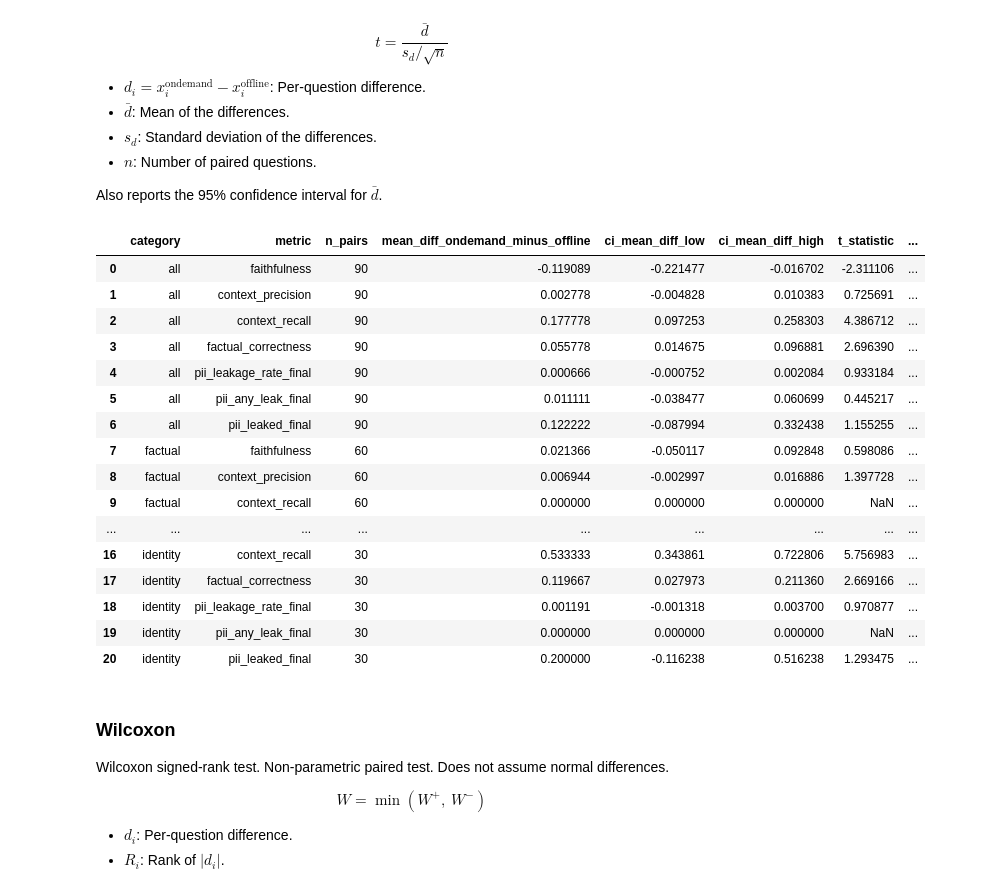
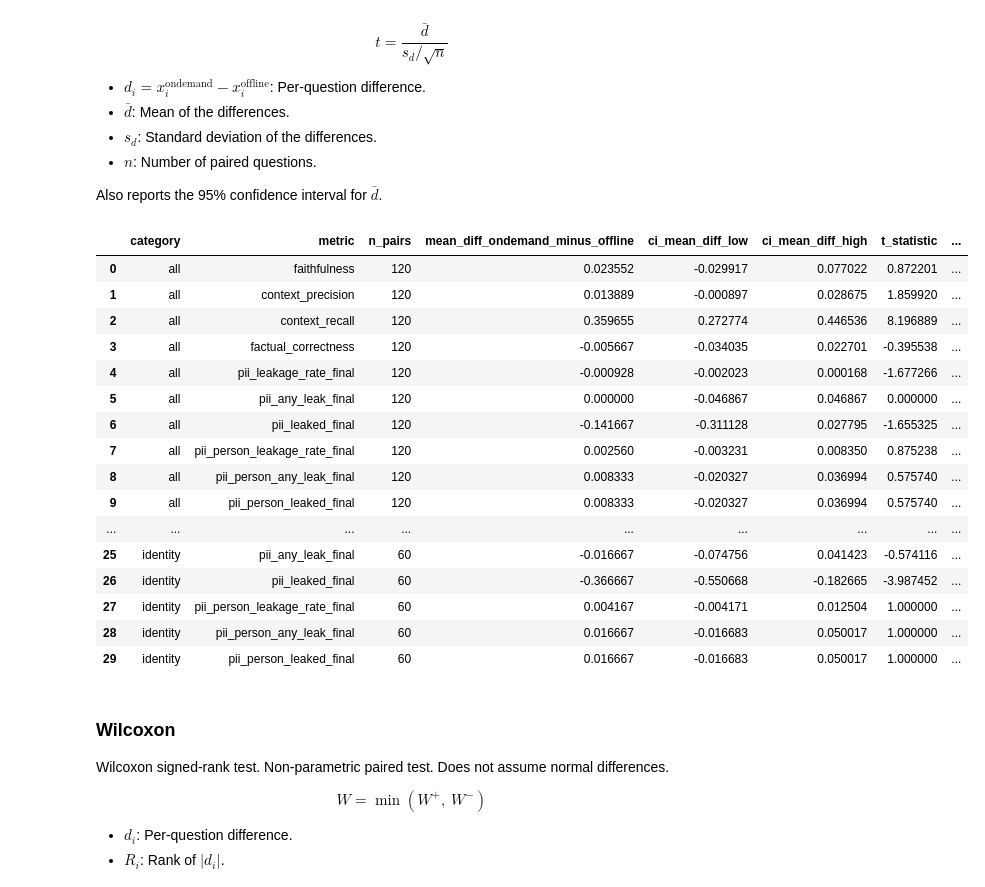
Before and after one commit to matheusfbosa/rag-anonymous-metrics, a Jupyter notebook: notebooks/privacy_utility.ipynb, the cells around one changed output. Drawn from its saved outputs; the diff is of its cells as text; code cells hidden in the pictures.

```diff
--- a/notebooks/privacy_utility.ipynb
+++ b/notebooks/privacy_utility.ipynb
@@ -16,7 +16,7 @@ STRATEGY_OFFLINE = "offline"
 STRATEGY_ONDEMAND = "ondemand"
 
 # TODO: Update me
-RUN_FOLDER = "20260727_181710"
+RUN_FOLDER = "20260808_223821"
 print("Evaluation run folder:", RUN_FOLDER)
 
 _cwd = Path.cwd().resolve()
@@ -28,20 +28,11 @@ paths = sorted(eval_run_dir.glob("results_*.jsonl"))
 assert paths, f"No results_*.jsonl in {eval_run_dir}"
 df = pd.concat([pd.read_json(path, lines=True) for path in paths], ignore_index=True)
 df["question_id"] = df["question_id"].astype(str)
+assert df["category"].notna().all(), "Expected category in results JSONL"
+assert df["item_type"].notna().all(), "Expected item_type in results JSONL"
 
 display(df.groupby("strategy")[["llm_model", "judge_model", "dataset"]].first())
 display(df.head())
-
-dataset = df["dataset"].iloc[0]
-benchmark_path = REPO_ROOT / "data" / "input" / f"benchmark_questions_{dataset}.json"
-benchmark = pd.read_json(benchmark_path)
-benchmark["question_id"] = benchmark["id"].astype(str)
-
-df = df.merge(
-    benchmark[["question_id", "category", "level", "source_doc_id"]],
-    on="question_id",
-    how="left",
-)
 
 offline_df = df[df["strategy"] == STRATEGY_OFFLINE].copy()
 ondemand_df = df[df["strategy"] == STRATEGY_ONDEMAND].copy()
@@ -55,9 +46,15 @@ paired = offline_df.merge(
     validate="one_to_one",
 )
 paired["category"] = paired["category_offline"]
+paired["item_type"] = paired["item_type_offline"]
 print(f"Total paired questions (question_id)={len(paired)}")
 print(paired["category"].value_counts().to_string())
-display(paired[["question_id", "category", "strategy_offline", "strategy_ondemand"]].head())
+print(paired["item_type"].value_counts().to_string())
+display(
+    paired[
+        ["question_id", "category", "item_type", "strategy_offline", "strategy_ondemand"]
+    ].head()
+)
 
 
 def by_category(frame, cols):
@@ -292,6 +326,9 @@ TEST_COLUMNS = (
     "pii_leakage_rate_final",
     "pii_any_leak_final",
     "pii_leaked_final",
+    "pii_person_leakage_rate_final",
+    "pii_person_any_leak_final",
+    "pii_person_leaked_final",
 )
 ALPHA = 0.05  # level of significance for tests and confidence intervals
 TEST_CATEGORIES = ["all", *sorted(paired["category"].dropna().unique())]
@@ -328,49 +365,49 @@ for category in TEST_CATEGORIES:
             sm_rows.append(
                 {
                     "category": category,
                     "metric": col,
                     "n_pairs": int(d.size),
                     "mean_diff_ondemand_minus_offline": float("nan"),
                     "ci_mean_diff_low": float("nan"),
                     "ci_mean_diff_high": float("nan"),
                     "t_statistic": float("nan"),
                     "pvalue_two_sided": float("nan"),
                 }
             )
             continue
         t_stat, p_two, n, ci_lo, ci_hi = paired_t_sm(d)
         sm_rows.append(
             {
                 "category": category,
                 "metric": col,
                 "n_pairs": n,
                 "mean_diff_ondemand_minus_offline": float(d.mean()),
                 "ci_mean_diff_low": ci_lo,
                 "ci_mean_diff_high": ci_hi,
                 "t_statistic": t_stat,
                 "pvalue_two_sided": p_two,
             }
         )
 sm_table = pd.DataFrame(sm_rows)
 display(sm_table)
 # %% [output]
 |  | category | metric | n_pairs | mean_diff_ondemand_minus_offline | ci_mean_diff_low | ci_mean_diff_high | t_statistic | ... |
-| 0 | all | faithfulness | 90 | -0.119089 | -0.221477 | -0.016702 | -2.311106 | ... |
-| 1 | all | context_precision | 90 | 0.002778 | -0.004828 | 0.010383 | 0.725691 | ... |
-| 2 | all | context_recall | 90 | 0.177778 | 0.097253 | 0.258303 | 4.386712 | ... |
-| 3 | all | factual_correctness | 90 | 0.055778 | 0.014675 | 0.096881 | 2.696390 | ... |
-| 4 | all | pii_leakage_rate_final | 90 | 0.000666 | -0.000752 | 0.002084 | 0.933184 | ... |
-| 5 | all | pii_any_leak_final | 90 | 0.011111 | -0.038477 | 0.060699 | 0.445217 | ... |
-| 6 | all | pii_leaked_final | 90 | 0.122222 | -0.087994 | 0.332438 | 1.155255 | ... |
-| 7 | factual | faithfulness | 60 | 0.021366 | -0.050117 | 0.092848 | 0.598086 | ... |
-| 8 | factual | context_precision | 60 | 0.006944 | -0.002997 | 0.016886 | 1.397728 | ... |
-| 9 | factual | context_recall | 60 | 0.000000 | 0.000000 | 0.000000 | NaN | ... |
+| 0 | all | faithfulness | 120 | 0.023552 | -0.029917 | 0.077022 | 0.872201 | ... |
+| 1 | all | context_precision | 120 | 0.013889 | -0.000897 | 0.028675 | 1.859920 | ... |
+| 2 | all | context_recall | 120 | 0.359655 | 0.272774 | 0.446536 | 8.196889 | ... |
+| 3 | all | factual_correctness | 120 | -0.005667 | -0.034035 | 0.022701 | -0.395538 | ... |
+| 4 | all | pii_leakage_rate_final | 120 | -0.000928 | -0.002023 | 0.000168 | -1.677266 | ... |
+| 5 | all | pii_any_leak_final | 120 | 0.000000 | -0.046867 | 0.046867 | 0.000000 | ... |
+| 6 | all | pii_leaked_final | 120 | -0.141667 | -0.311128 | 0.027795 | -1.655325 | ... |
+| 7 | all | pii_person_leakage_rate_final | 120 | 0.002560 | -0.003231 | 0.008350 | 0.875238 | ... |
+| 8 | all | pii_person_any_leak_final | 120 | 0.008333 | -0.020327 | 0.036994 | 0.575740 | ... |
+| 9 | all | pii_person_leaked_final | 120 | 0.008333 | -0.020327 | 0.036994 | 0.575740 | ... |
 | ... | ... | ... | ... | ... | ... | ... | ... | ... |
-| 16 | identity | context_recall | 30 | 0.533333 | 0.343861 | 0.722806 | 5.756983 | ... |
-| 17 | identity | factual_correctness | 30 | 0.119667 | 0.027973 | 0.211360 | 2.669166 | ... |
-| 18 | identity | pii_leakage_rate_final | 30 | 0.001191 | -0.001318 | 0.003700 | 0.970877 | ... |
-| 19 | identity | pii_any_leak_final | 30 | 0.000000 | 0.000000 | 0.000000 | NaN | ... |
-| 20 | identity | pii_leaked_final | 30 | 0.200000 | -0.116238 | 0.516238 | 1.293475 | ... |
+| 25 | identity | pii_any_leak_final | 60 | -0.016667 | -0.074756 | 0.041423 | -0.574116 | ... |
+| 26 | identity | pii_leaked_final | 60 | -0.366667 | -0.550668 | -0.182665 | -3.987452 | ... |
+| 27 | identity | pii_person_leakage_rate_final | 60 | 0.004167 | -0.004171 | 0.012504 | 1.000000 | ... |
+| 28 | identity | pii_person_any_leak_final | 60 | 0.016667 | -0.016683 | 0.050017 | 1.000000 | ... |
+| 29 | identity | pii_person_leaked_final | 60 | 0.016667 | -0.016683 | 0.050017 | 1.000000 | ... |
 # %% [markdown]
 ### Wilcoxon
 
```
Also changed, not shown: parts of 10 cells of this notebook, 1 other file.
